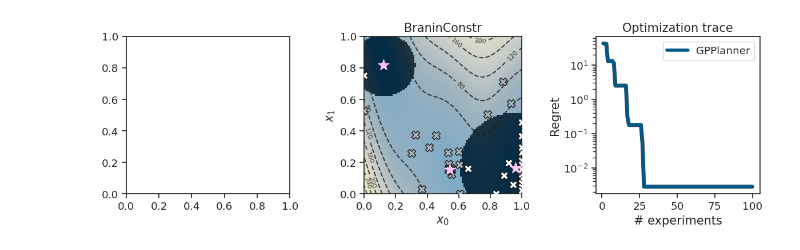
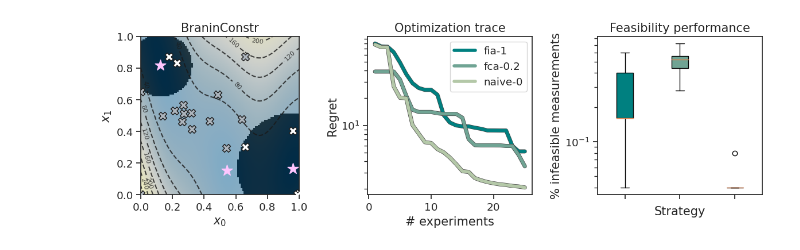
Before and after one commit to aspuru-guzik-group/atlas, a Jupyter notebook: examples/unknown_constraints/plot_results.ipynb, the cells around one changed output. Drawn from its saved outputs; the diff is of its cells as text; code cells hidden in the pictures.

Commit message:
Final results plots for unknown constrained searcgit status

```diff
--- a/examples/unknown_constraints/plot_results.ipynb
+++ b/examples/unknown_constraints/plot_results.ipynb
@@ -242,0 +230,16 @@ df.head()
+# %%
+# loop through file names
+# read result files
+all_df = {}
+for fname in glob('results_*.pkl'):
+    tag = fname.split('_')[-1].split('.pkl')[0]
+    list_df = []
+    for i, df in enumerate(pickle.load(open(fname, 'rb'))):
+        df = df.rename(columns={'param_0': 'x0',  'param_1': 'x1'})
+        df['run'] = i
+        df['strategy'] = tag
+        list_df.append(df)
+    all_df[tag] = list_df
+
+# print out one example
+all_df['naive-0'][0].head()
@@ -243,34 +253,49 @@ df.head()
 # %%
 fig, axes = plt.subplots(1, 3, figsize=(12, 4))
-
 
 # plain surface
 surface = BraninConstr()
 
 # surface with observations
-plot_constr_surface_with_scatter(axes[1], surface, [df], repeat=0)
+plot_constr_surface_with_scatter(axes[0], surface, all_df['fca-0.2'], repeat=0)
 axes[0].set_xlabel(r'$x_0$', fontsize=15)
 axes[0].set_ylabel(r'$x_1$', fontsize=15)
 axes[0].set_title('BraninConstr', fontsize=15)
 
 
+# optimization trace
+all_feas = {}
+for i, (k, v) in enumerate(all_df.items()):
+    plot_min_trace_mean(
+        v, ax=axes[1], color=_reference_colors[i], label=k,
+        categorical=False, stde=False, unc=False,
+        shift=surface.minima[0]['value'], maximize=False,
+        linewidth=4,
+    )
 
-# optimization trace
-plot_min_trace_mean(
-    [df], ax=axes[2], color='#02598c', label='GPPlanner',
-    categorical=False, stde=False, unc=True,
-    shift=surface.minima[0]['value'], maximize=False,
-    linewidth=4,
-)
+    all_feas[k] = [df['obj'].isna().sum() / len(df) for df in v]
 
 axes[1].set_yscale('log')
 axes[1].legend(loc='upper right')
 axes[1].set_xlabel('# experiments', fontsize=15)
 axes[1].set_ylabel('Regret', fontsize=15)
 axes[1].set_title('Optimization trace', fontsize=15)
 
+boxplot = axes[2].boxplot(
+    list(all_feas.values()), patch_artist=True
+)
+
+for i, patch in enumerate(boxplot['boxes']):
+    patch.set_facecolor(_reference_colors[i])
+
+# axes[2].legend(loc='upper right')
+axes[2].set_yscale('log')
+axes[2].set_xlabel('Strategy', fontsize=15)
+axes[2].set_ylabel('% infeasible measurements', fontsize=15)
+axes[2].set_title('Feasibility performance', fontsize=15)
+axes[2].set_xticklabels([])
 
 plt.tight_layout()
 plt.savefig('constrained_braninconstr.png', dpi=300)
 # %% [output]
-[figure, old version]
+[figure, new version]
```
Also changed, not shown: parts of 3 cells of this notebook, 5 other files.
